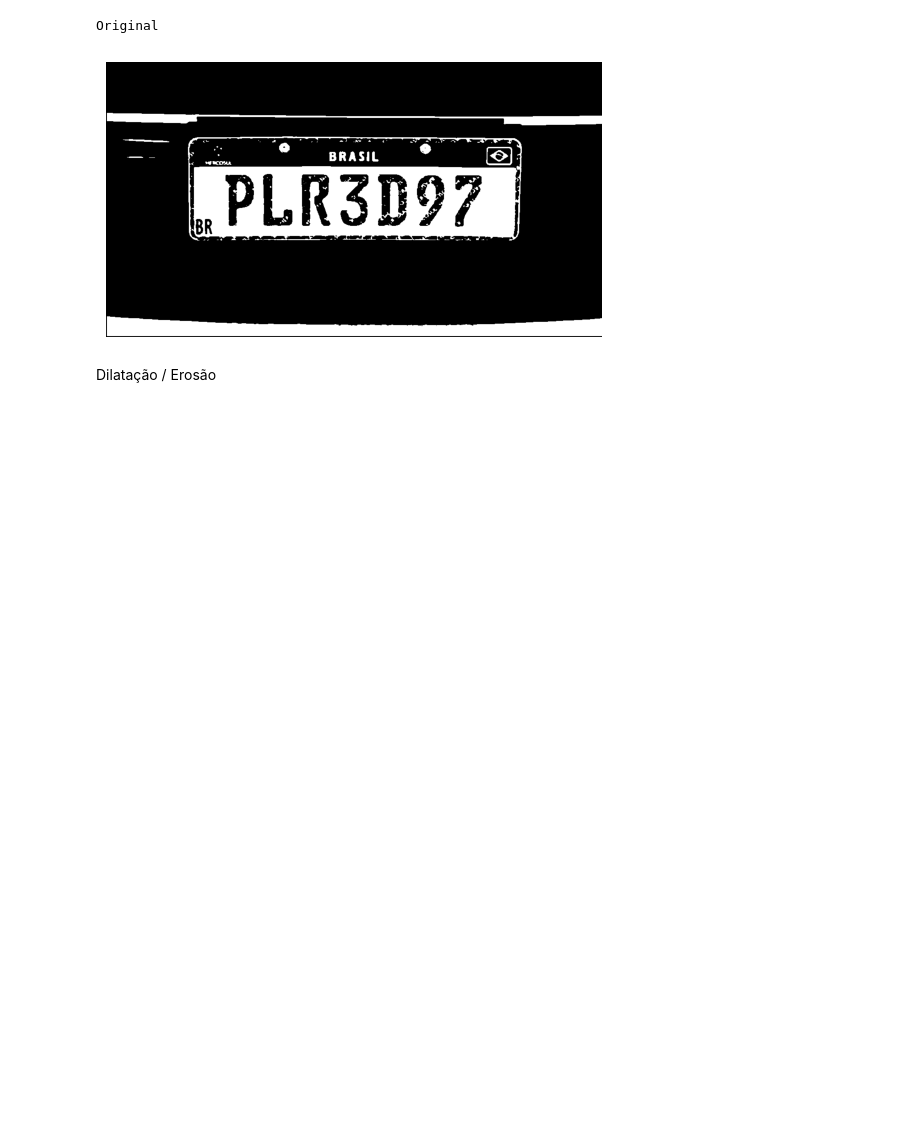
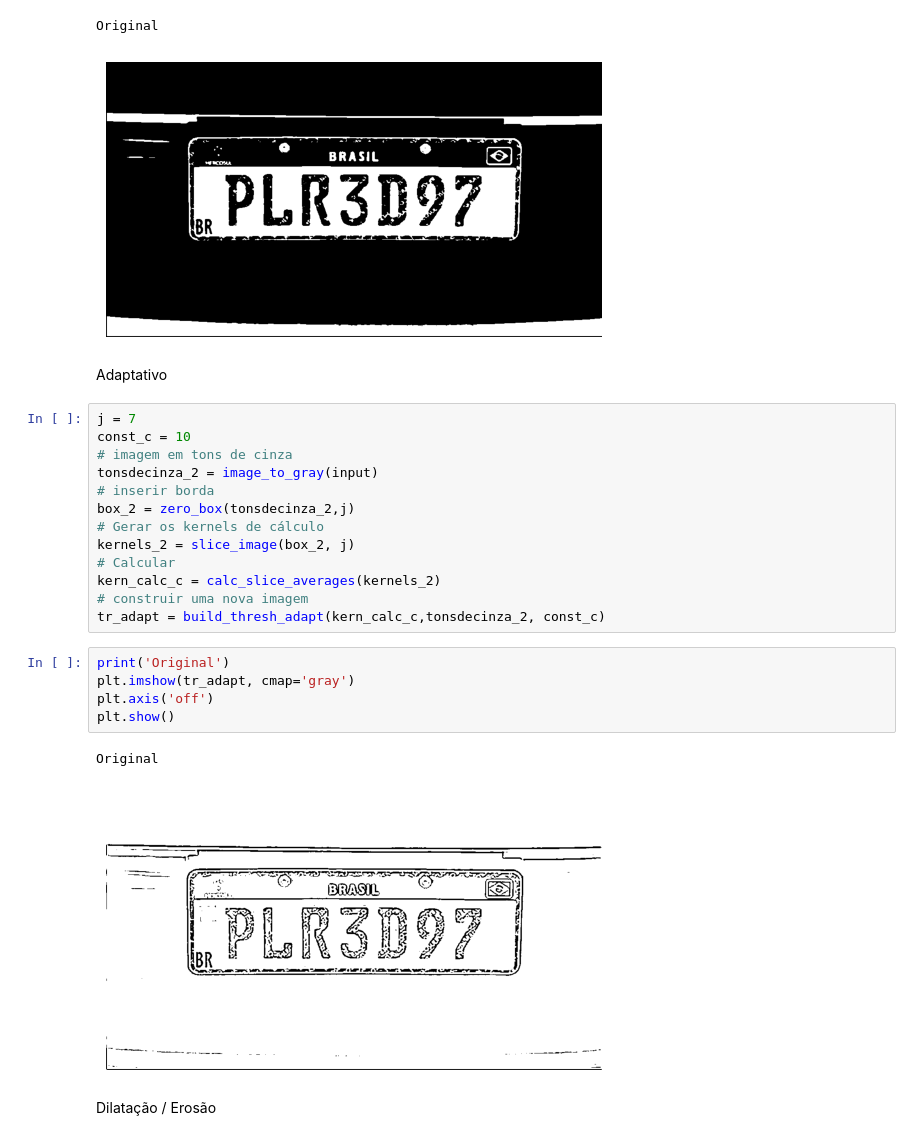
Before and after one commit to EdCarlos-dev/tratamentodeimagens, a Jupyter notebook: app/teste.ipynb, the cells around one changed output. Cells and saved outputs as stored; diff of their text form; blank space fills up the shorter version.

```diff
--- a/app/teste.ipynb
+++ b/app/teste.ipynb
@@ -198,5 +183,28 @@ plt.show()
 # %% [output]
 Original
 [figure]
+# %% [markdown]
+Adaptativo
+# %%
+j = 7
+const_c = 10
+# imagem em tons de cinza
+tonsdecinza_2 = image_to_gray(input)
+# inserir borda
+box_2 = zero_box(tonsdecinza_2,j)
+# Gerar os kernels de cálculo
+kernels_2 = slice_image(box_2, j)
+# Calcular
+kern_calc_c = calc_slice_averages(kernels_2)
+# construir uma nova imagem
+tr_adapt = build_thresh_adapt(kern_calc_c,tonsdecinza_2, const_c)
+# %%
+print('Original')
+plt.imshow(tr_adapt, cmap='gray')
+plt.axis('off')
+plt.show()
+# %% [output]
+Original
+[figure, added]
 # %% [markdown]
 Dilatação / Erosão
```
Also changed, not shown: parts of 4 cells of this notebook, 1 other file.
